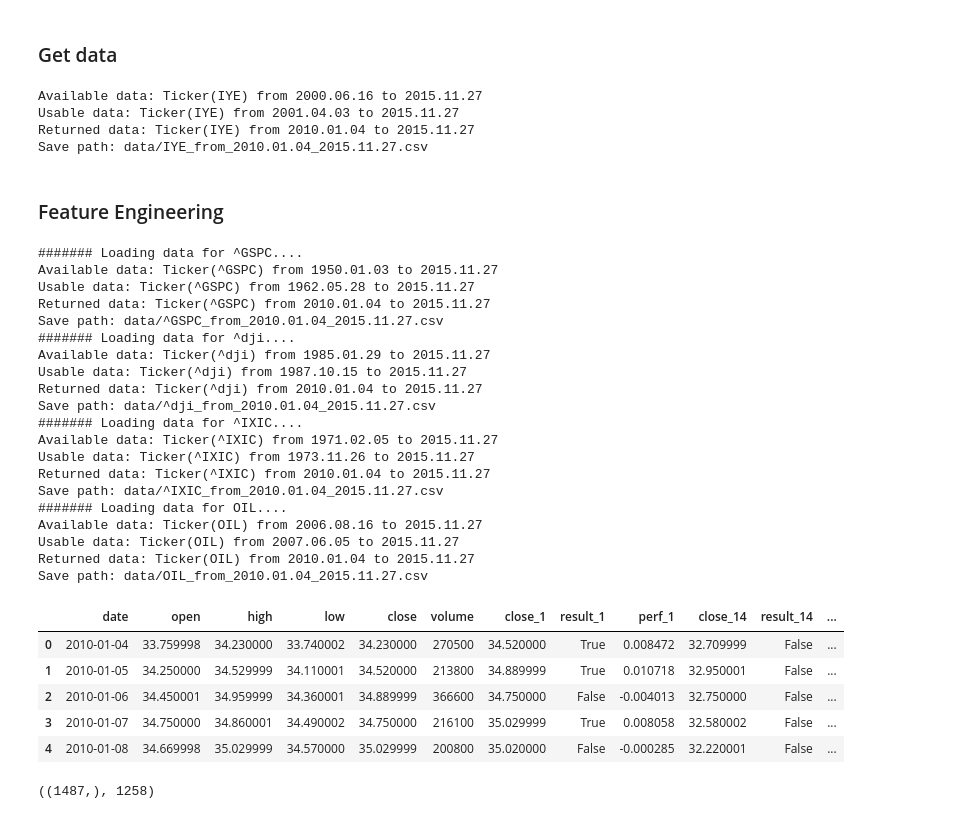
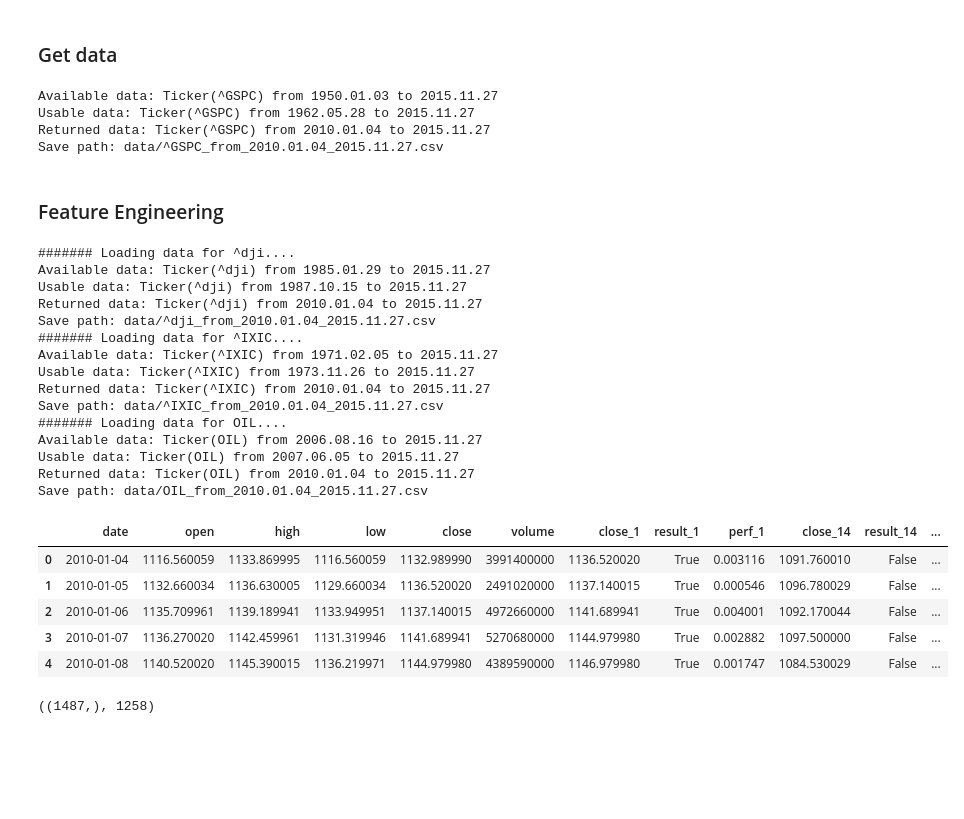
Before and after one commit to ygauthie/CS109_Project, a Jupyter notebook: RFE/SelectBK_Yvan.ipynb, the cells around one changed output. Saved outputs shown, nothing was run; the diff lists cells and outputs as text; code cells hidden in the pictures; blank space fills up the shorter version.

```diff
--- a/RFE/SelectBK_Yvan.ipynb
+++ b/RFE/SelectBK_Yvan.ipynb
@@ -21,15 +21,15 @@ sns.set_context("poster")
 ### Get data
 # %%
 #df=pd.read_csv("data/IYZ.csv")
-ticker = 'IYE'
+ticker = '^GSPC'
 startdate=datetime.date(2010, 1, 1)
 enddate=datetime.date.today()
 df = generate_ticker_data(ticker, startdate, enddate)
 # %% [output]
-Available data: Ticker(IYE) from 2000.06.16 to 2015.11.27
-Usable data: Ticker(IYE) from 2001.04.03 to 2015.11.27
-Returned data: Ticker(IYE) from 2010.01.04 to 2015.11.27
-Save path: data/IYE_from_2010.01.04_2015.11.27.csv
+Available data: Ticker(^GSPC) from 1950.01.03 to 2015.11.27
+Usable data: Ticker(^GSPC) from 1962.05.28 to 2015.11.27
+Returned data: Ticker(^GSPC) from 2010.01.04 to 2015.11.27
+Save path: data/^GSPC_from_2010.01.04_2015.11.27.csv
 # %%
 dftouse=df.copy()
 # %% [markdown]
@@ -55,7 +55,8 @@ for v in df.columns:
 ################################################
 
 # Additional tickers to consider
-moreTickers = ['^GSPC', #S&P500
+moreTickers = [
+               #'^GSPC', #S&P500
                '^dji',  #Dow Jones Industrials
                '^IXIC', #Nasdaq
                'OIL'   #Oil price ETF
@@ -80,43 +81,38 @@ def addDataFromOtherTicker(tickerPlus):
         for p in INDICATORS2:
             renamed = p+'_'+tickerPlus
             dftouse[renamed]=dfPluss[p]
             INDICATORS.append(renamed)
     else:
         print "Data for additional tickers doesn't match data frame for sector of interest."
 
 for tick in moreTickers:
     print "####### Loading data for "+tick+"...."
     addDataFromOtherTicker(tick)
     time.sleep(0.5)
 
 dftouse.head()
 # %% [output]
-####### Loading data for ^GSPC....
-Available data: Ticker(^GSPC) from 1950.01.03 to 2015.11.27
-Usable data: Ticker(^GSPC) from 1962.05.28 to 2015.11.27
-Returned data: Ticker(^GSPC) from 2010.01.04 to 2015.11.27
-Save path: data/^GSPC_from_2010.01.04_2015.11.27.csv
 ####### Loading data for ^dji....
 Available data: Ticker(^dji) from 1985.01.29 to 2015.11.27
 Usable data: Ticker(^dji) from 1987.10.15 to 2015.11.27
 Returned data: Ticker(^dji) from 2010.01.04 to 2015.11.27
 Save path: data/^dji_from_2010.01.04_2015.11.27.csv
 ####### Loading data for ^IXIC....
 Available data: Ticker(^IXIC) from 1971.02.05 to 2015.11.27
 Usable data: Ticker(^IXIC) from 1973.11.26 to 2015.11.27
 Returned data: Ticker(^IXIC) from 2010.01.04 to 2015.11.27
 Save path: data/^IXIC_from_2010.01.04_2015.11.27.csv
 ####### Loading data for OIL....
 Available data: Ticker(OIL) from 2006.08.16 to 2015.11.27
 Usable data: Ticker(OIL) from 2007.06.05 to 2015.11.27
 Returned data: Ticker(OIL) from 2010.01.04 to 2015.11.27
 Save path: data/OIL_from_2010.01.04_2015.11.27.csv
 |  | date | open | high | low | close | volume | close_1 | result_1 | perf_1 | close_14 | result_14 | ... |
-| 0 | 2010-01-04 | 33.759998 | 34.230000 | 33.740002 | 34.230000 | 270500 | 34.520000 | True | 0.008472 | 32.709999 | False | ... |
-| 1 | 2010-01-05 | 34.250000 | 34.529999 | 34.110001 | 34.520000 | 213800 | 34.889999 | True | 0.010718 | 32.950001 | False | ... |
-| 2 | 2010-01-06 | 34.450001 | 34.959999 | 34.360001 | 34.889999 | 366600 | 34.750000 | False | -0.004013 | 32.750000 | False | ... |
-| 3 | 2010-01-07 | 34.750000 | 34.860001 | 34.490002 | 34.750000 | 216100 | 35.029999 | True | 0.008058 | 32.580002 | False | ... |
-| 4 | 2010-01-08 | 34.669998 | 35.029999 | 34.570000 | 35.029999 | 200800 | 35.020000 | False | -0.000285 | 32.220001 | False | ... |
+| 0 | 2010-01-04 | 1116.560059 | 1133.869995 | 1116.560059 | 1132.989990 | 3991400000 | 1136.520020 | True | 0.003116 | 1091.760010 | False | ... |
+| 1 | 2010-01-05 | 1132.660034 | 1136.630005 | 1129.660034 | 1136.520020 | 2491020000 | 1137.140015 | True | 0.000546 | 1096.780029 | False | ... |
+| 2 | 2010-01-06 | 1135.709961 | 1139.189941 | 1133.949951 | 1137.140015 | 4972660000 | 1141.689941 | True | 0.004001 | 1092.170044 | False | ... |
+| 3 | 2010-01-07 | 1136.270020 | 1142.459961 | 1131.319946 | 1141.689941 | 5270680000 | 1144.979980 | True | 0.002882 | 1097.500000 | False | ... |
+| 4 | 2010-01-08 | 1140.520020 | 1145.390015 | 1136.219971 | 1144.979980 | 4389590000 | 1146.979980 | True | 0.001747 | 1084.530029 | False | ... |
 # %%
 dftouse['date'] = pd.to_datetime(dftouse['date'])
 mask = (dftouse.date < '2015-01-01').values
```
Also changed, not shown: parts of 16 cells of this notebook, 1 other file.
